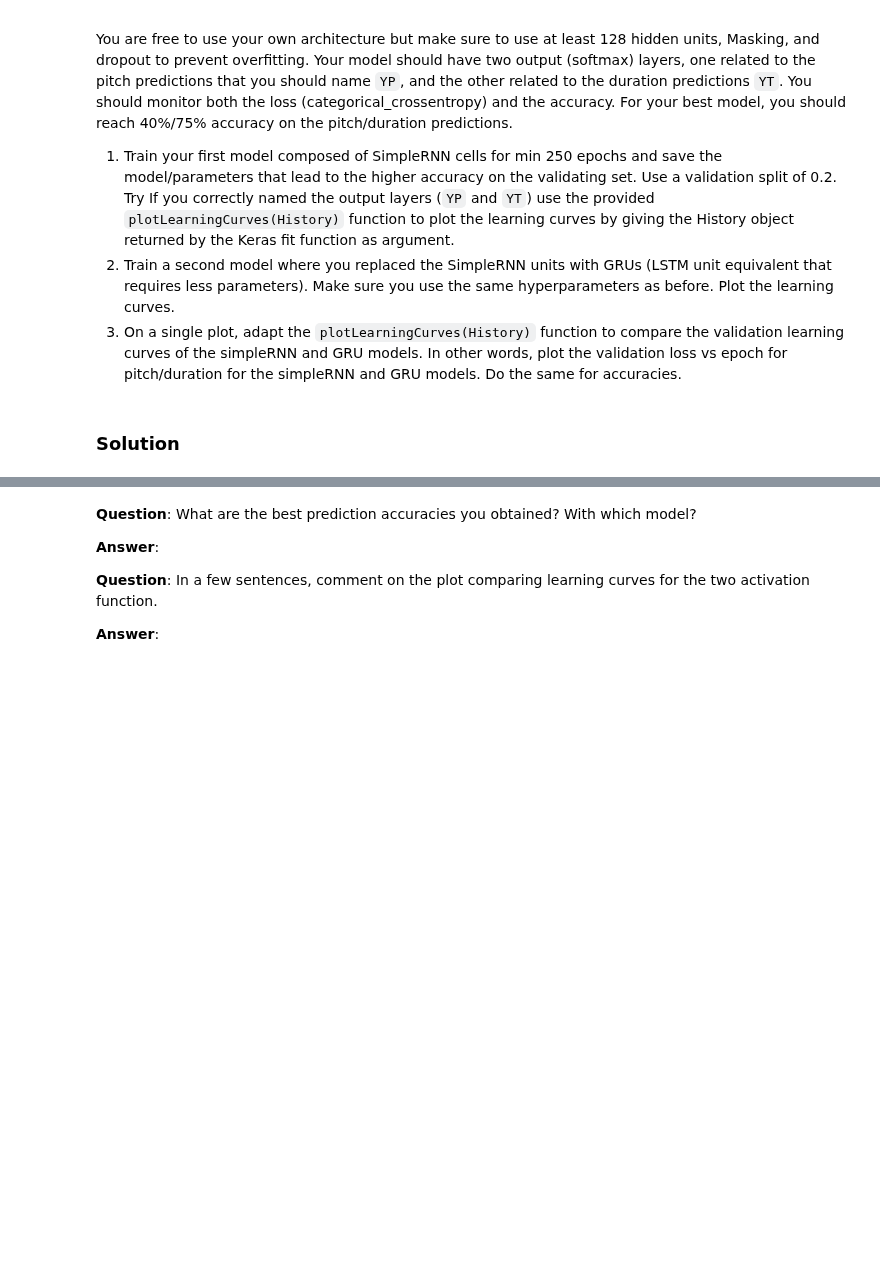
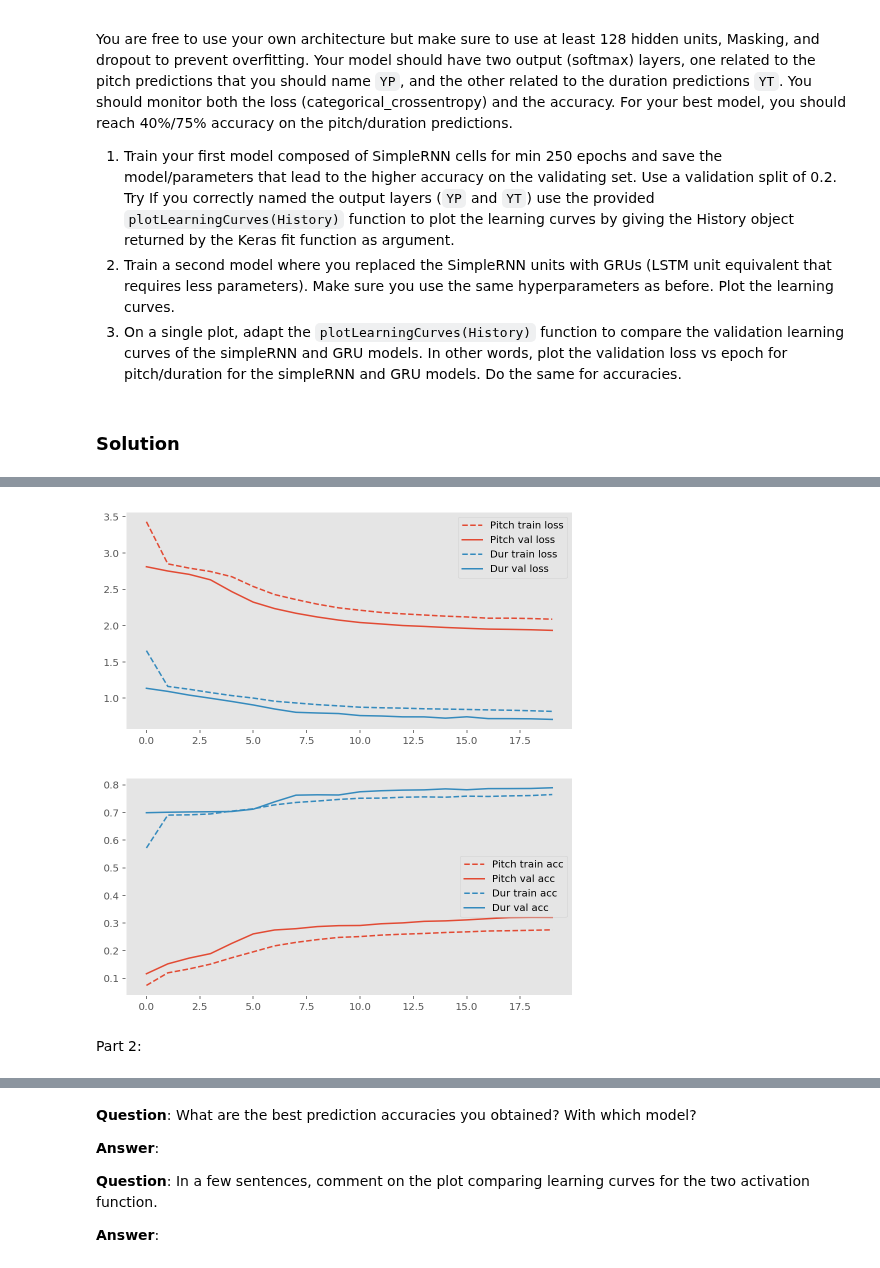
Before and after one commit to lguillain/Artificial-Neural-Networks, a Jupyter notebook: miniproject2/miniproject2_Leonore.ipynb, the cells around one changed output, grey strips where cells are left out. Drawn from its saved outputs; the diff is of its cells as text; code cells hidden in the pictures; blank space fills up the shorter version.

```diff
--- a/miniproject2/miniproject2_Leonore.ipynb
+++ b/miniproject2/miniproject2_Leonore.ipynb
@@ -629,13 +653,16 @@ def buildModel(dictionaries, batch_length, dropout=0.2, activation='GRU', Hsize=
     H['1'] = Concatenate(name="MergeX")([M['T'], M['P']])
     if activation == 'GRU':
         #Your hidden layer(s) architecture with GRU
+        H['2'] = GRU(Hsize, dropout=0.25, recurrent_dropout=0.25, return_sequences=True)(H['1'])
     elif activation == 'LSTM':
         #Your hidden layer(s) architecture with LSTM (For your own curiosity, not required for the project)
+        H['2'] = LSTM(Hsize, recurrent_dropout=0.25, return_sequences=True)(H['1'])
     elif activation == 'RNN':
         #Your hidden layer(s) architecture with SimpleRNN
+        H['2'] = SimpleRNN(Hsize, dropout=0.25, recurrent_dropout=0.25, return_sequences=True)(H['1'])
 
-    Y['T'] = TimeDistributed(Dense(len(dictionaries['T']), activation='softmax'), name='YT')(#Input(s) to duration output layer)
-    Y['P'] = TimeDistributed(Dense(len(dictionaries['P']), activation='softmax'), name='YP')(#Input(s) to pitch output layer)
+    Y['T'] = TimeDistributed(Dense(len(dictionaries['T']), activation='softmax'), name='YT')(H['2'])
+    Y['P'] = TimeDistributed(Dense(len(dictionaries['P']), activation='softmax'), name='YP')(H['2'])
 
     model = Model(inputs = [X['T'], X['P']], outputs = [Y['T'], Y['P']])
     opt = Adam()
@@ -648,6 +675,6 @@ def buildModel(dictionaries, batch_length, dropout=0.2, activation='GRU', Hsize=
     return model
 
 RNNmodel = buildModel(dictionaries,
-                      batch_length=,#Put here the number of notes (timesteps) you have in your Zero-padded matrices
+                      batch_length=maxlen-1,#Put here the number of notes (timesteps) you have in your Zero-padded matrices
                       activation='RNN')
 RNNmodel.summary()
@@ -653,0 +699,12 @@ RNNmodel.summary()
+# %%
+# input = first element to n-1
+XP = np.array(list(map(lambda x: x[:-1], P_matrix)))
+XT = np.array(list(map(lambda x: x[:-1], T_matrix)))
+
+# output = second element to last element
+YP = np.array(list(map(lambda x: x[1:], P_matrix)))
+YT = np.array(list(map(lambda x: x[1:], T_matrix)))
+# %%
+epochs = 20
+history = RNNmodel.fit([XT, XP], [YT, YP], batch_size=128,
+                       epochs=epochs, validation_split=0.2, verbose=1) #validation split
@@ -653,0 +729,7 @@ RNNmodel.summary()
+# %%
+plotLearningCurves(history)
+# %% [output]
+[figure, added]
+[figure, added]
+# %% [markdown]
+Part 2:
```
Also changed, not shown: parts of 21 cells of this notebook, 1 other file.
